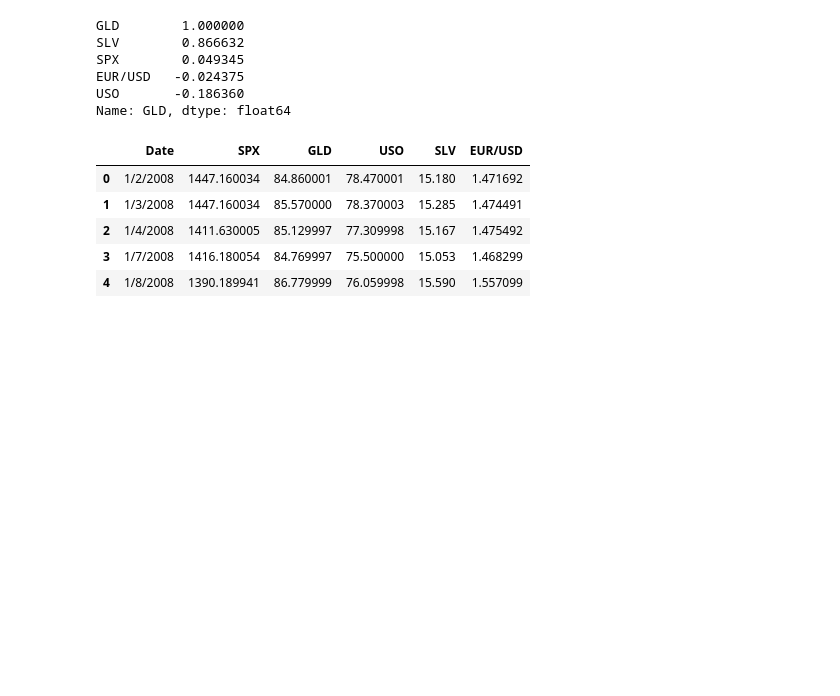
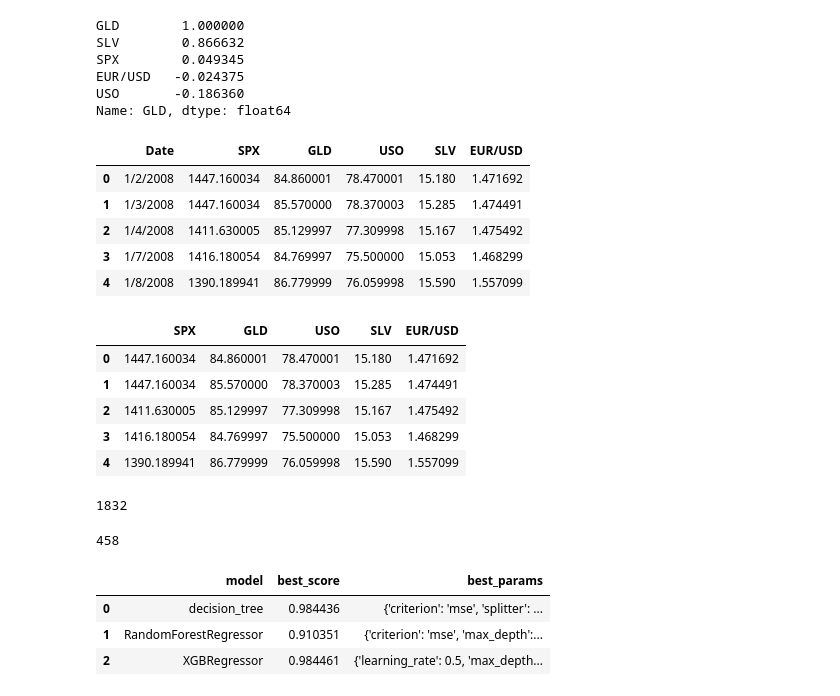
Before and after one commit to MithunRosinth/Coding, a Jupyter notebook: DM_ML/Case_Study/model_building.ipynb, the cells around one changed output. Drawn from its saved outputs; the diff is of its cells as text; code cells hidden in the pictures; blank space fills up the shorter version.

```diff
--- a/DM_ML/Case_Study/model_building.ipynb
+++ b/DM_ML/Case_Study/model_building.ipynb
@@ -152,6 +152,14 @@ df2.head()
 | 4 | 1/8/2008 | 1390.189941 | 86.779999 | 76.059998 | 15.590 | 1.557099 |
 # %%
 df2.drop(['Date'],axis=1, inplace=True)
+df2.head()
+# %% [output]
+|  | SPX | GLD | USO | SLV | EUR/USD |
+| 0 | 1447.160034 | 84.860001 | 78.470001 | 15.180 | 1.471692 |
+| 1 | 1447.160034 | 85.570000 | 78.370003 | 15.285 | 1.474491 |
+| 2 | 1411.630005 | 85.129997 | 77.309998 | 15.167 | 1.475492 |
+| 3 | 1416.180054 | 84.769997 | 75.500000 | 15.053 | 1.468299 |
+| 4 | 1390.189941 | 86.779999 | 76.059998 | 15.590 | 1.557099 |
 # %%
 X = df2.drop(['GLD'],axis=1)
 y = df2['GLD']
@@ -159,4 +167,9 @@ from sklearn.model_selection import train_test_split
 X_train, X_test, y_train, y_test = train_test_split(X,y,test_size=0.2, random_state=0)
 
 len(X_train)
-len(X_test)
+# %% [output]
+1832
+# %%
+len(X_test)
+# %% [output]
+458
@@ -162,0 +222,8 @@ len(X_test)
+# %%
+pd.set_option('display.max_colwidth', 100)
+find_best_model_using_gridsearchcv(X,y)
+# %% [output]
+|  | model | best_score | best_params |
+| 0 | decision_tree | 0.984436 | {'criterion': 'mse', 'splitter': ... |
+| 1 | RandomForestRegressor | 0.910351 | {'criterion': 'mse', 'max_depth':... |
+| 2 | XGBRegressor | 0.984461 | {'learning_rate': 0.5, 'max_depth... |
```
Also changed, not shown: parts of 12 cells of this notebook.
